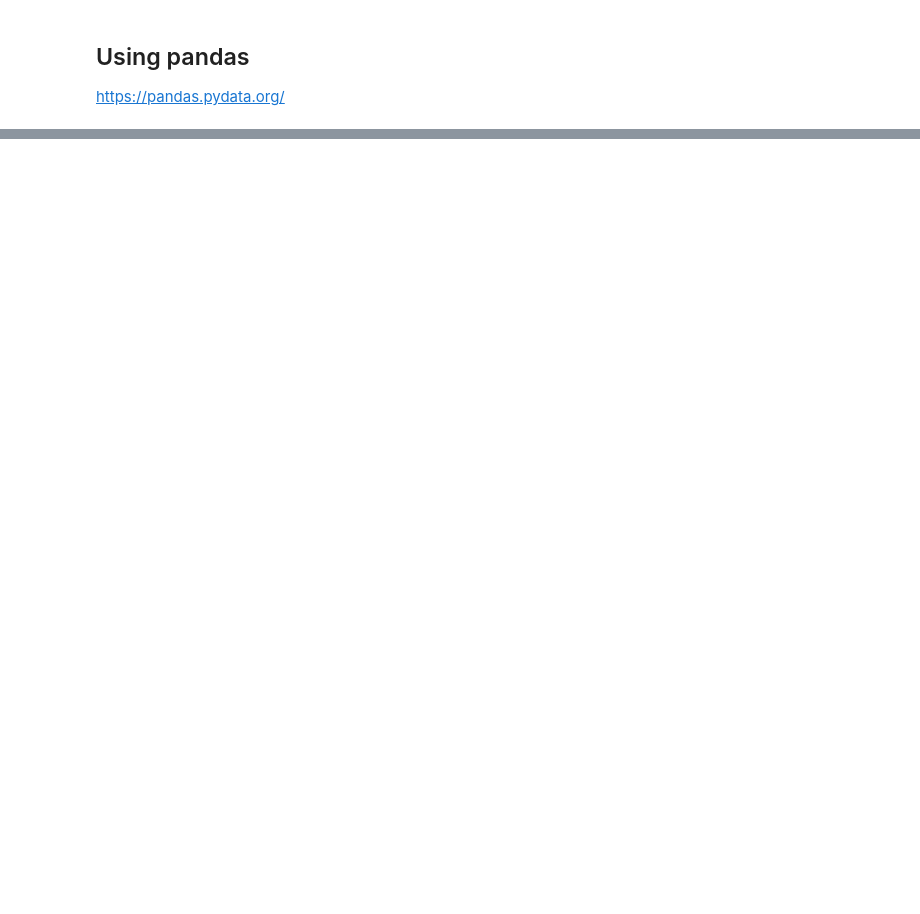
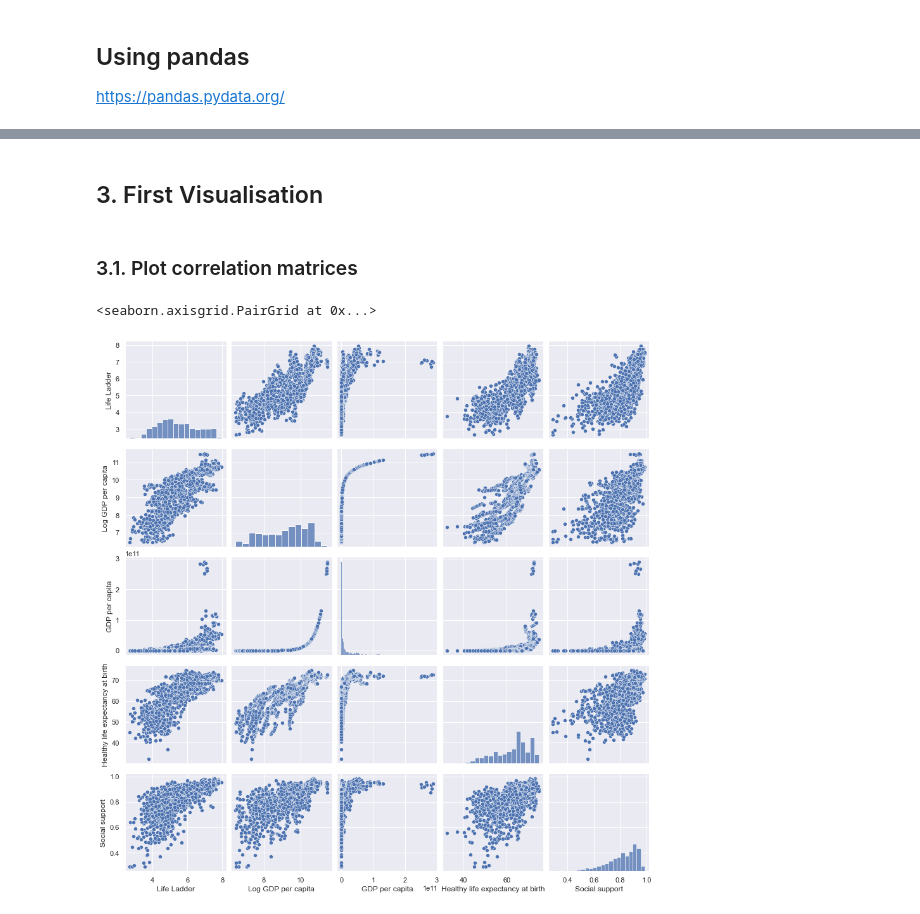
Before and after one commit to michael-maniura/whr-analysis, a Jupyter notebook: whr_analysis.ipynb, the cells around one changed output, grey strips where cells are left out. Saved outputs shown, nothing was run; the diff lists cells and outputs as text; code cells hidden in the pictures; blank space fills up the shorter version.

Commit message:
first commit of anaylsis

```diff
--- a/whr_analysis.ipynb
+++ b/whr_analysis.ipynb
@@ -29,0 +114,3 @@ dataframe = pd.read_excel('https://s3.amazonaws.com/happiness-report/2019/Chapte
+# %%
+indices_to_remove = missing_value_df[missing_value_df['percent of missing values'] > 20].index
+dataframe_clean = dataframe.drop(labels=indices_to_remove, axis='columns')
@@ -29,0 +120,3 @@ dataframe = pd.read_excel('https://s3.amazonaws.com/happiness-report/2019/Chapte
+# %%
+dataframe_clean = dataframe_clean.dropna(axis='index', how='any')
+dataframe_clean.head()
@@ -29,0 +152,3 @@ dataframe = pd.read_excel('https://s3.amazonaws.com/happiness-report/2019/Chapte
+# %%
+dataframe_clean['GDP per capita'] = 10**dataframe_clean['Log GDP per capita']
+dataframe_clean['GDP per capita'].describe()
@@ -29,0 +185,29 @@ dataframe = pd.read_excel('https://s3.amazonaws.com/happiness-report/2019/Chapte
+# %% [markdown]
+## 3. First Visualisation
+# %% [markdown]
+### 3.1. Plot correlation matrices
+# %%
+physical_wellbeing_features = [
+    'Life Ladder',
+    'Log GDP per capita',
+    'GDP per capita',
+    'Healthy life expectancy at birth',
+    'Social support'
+]
+
+political_features = [
+    'Life Ladder',
+    'Freedom to make life choices',
+    'Perceptions of corruption',
+    'Confidence in national government',
+    'Democratic Quality',
+    'Log GDP per capita'
+]
+# %%
+sns.pairplot(
+    dataframe_clean,
+    x_vars=physical_wellbeing_features,
+    y_vars=physical_wellbeing_features)
+# %% [output]
+<seaborn.axisgrid.PairGrid at 0x...>
+[figure, added]
```
Also changed, not shown: parts of 99 cells of this notebook, 1 other file.
